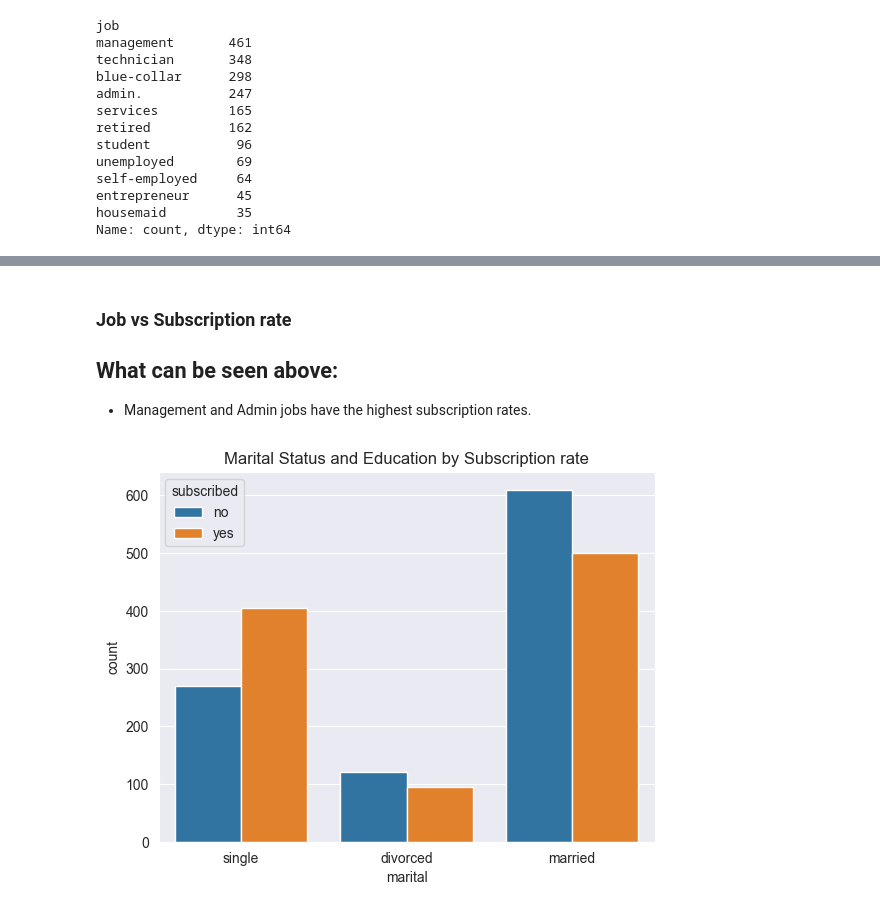
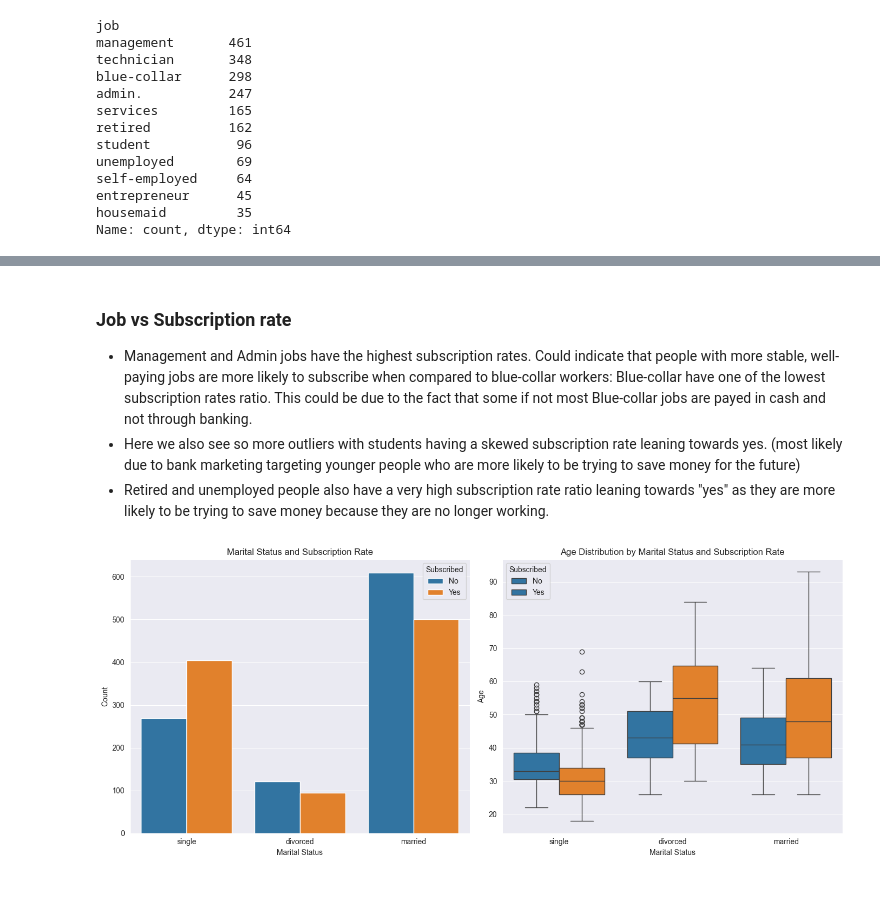
Before and after one commit to CraigPhayer/CS4168---DATA-MINING-LABS, a Jupyter notebook: Lab01/lab1.ipynb, the cells around one changed output, grey strips where cells are left out. Cells and saved outputs as stored; diff of their text form; code cells hidden in the pictures.

```diff
--- a/Lab01/lab1.ipynb
+++ b/Lab01/lab1.ipynb
@@ -30,5 +34,5 @@ import seaborn as sns
 # %%
-df = pd.read_csv('Lab01/bank.csv')
+df = pd.read_csv('bank.csv')
 # %%
 # 1st 10 rows
 df.head(10)
@@ -139,3 +143,20 @@ plt.show()
 ### Age vs Subscription rate
 - Those who subscribed more often are higher than the median age (38.0).
 - The boxplot also contains some strong outliers in the 90+ age group.
+# %%
+df["subscribed"] = df["subscribed"].map({"yes": 1, "no": 0})
+
+# Create bins for Age and Balance to reduce unique values
+df["age_group"] = pd.cut(df["age"], bins=[20, 30, 40, 50, 60, 70, 80, 90], labels=["20s", "30s", "40s", "50s", "60s", "70s", "80+"])
+df["balance_group"] = pd.cut(df["balance"], bins=10)
+
+# pivot table with mean subscription rate
+heatmap_data = df.pivot_table(index="age_group", columns="balance_group", values="subscribed", aggfunc=np.mean)
+
+plt.figure(figsize=(12,6))
+sns.heatmap(heatmap_data, cmap="coolwarm", linewidths=0.5, annot=True, fmt=".2f")
+
+plt.title("Subscription Rate by Age Group and Balance Group")
+plt.xlabel("Balance Range")
+plt.ylabel("Age Group")
+plt.show()
@@ -188,11 +222,25 @@ plt.show()
-# %% [markdown]
-### Job vs Subscription rate
-## What can be seen above:
-- Management and Admin jobs have the highest subscription rates.
+# %% [markdown]
+### Job vs Subscription rate
+- Management and Admin jobs have the highest subscription rates. Could indicate that people with more stable, well-paying jobs are more likely to subscribe when compared to blue-collar workers: Blue-collar have one of the lowest subscription rates ratio. This could be due to the fact that some if not most Blue-collar jobs are payed in cash and not through banking.
+- Here we also see so more outliers with students having a skewed subscription rate leaning towards yes. (most likely due to bank marketing targeting younger people who are more likely to be trying to save money for the future)
+- Retired and unemployed people also have a very high subscription rate ratio leaning towards "yes" as they are more likely to be trying to save money because they are no longer working.
 # %%
 # Marital Status and Education by Subscription rate
-sns.countplot(x='marital', hue='subscribed', data=df)
-plt.title('Marital Status and Education by Subscription rate')
+fig, axes = plt.subplots(1, 2, figsize=(14, 6))
+
+sns.countplot(x='marital', hue='subscribed', data=df, ax=axes[0])
+axes[0].set_title('Marital Status and Subscription Rate')
+axes[0].set_xlabel("Marital Status")
+axes[0].set_ylabel("Count")
+axes[0].legend(title="Subscribed", labels=["No", "Yes"])
+
+sns.boxplot(x='marital', y='age', hue='subscribed', data=df, ax=axes[1])
+axes[1].set_title('Age Distribution by Marital Status and Subscription Rate')
+axes[1].set_xlabel("Marital Status")
+axes[1].set_ylabel("Age")
+axes[1].legend(title="Subscribed", labels=["No", "Yes"])
+
+plt.tight_layout()
 plt.show()
 # %% [output]
-[figure, old version]
+[figure, new version]
```
Also changed, not shown: parts of 8 cells of this notebook.
